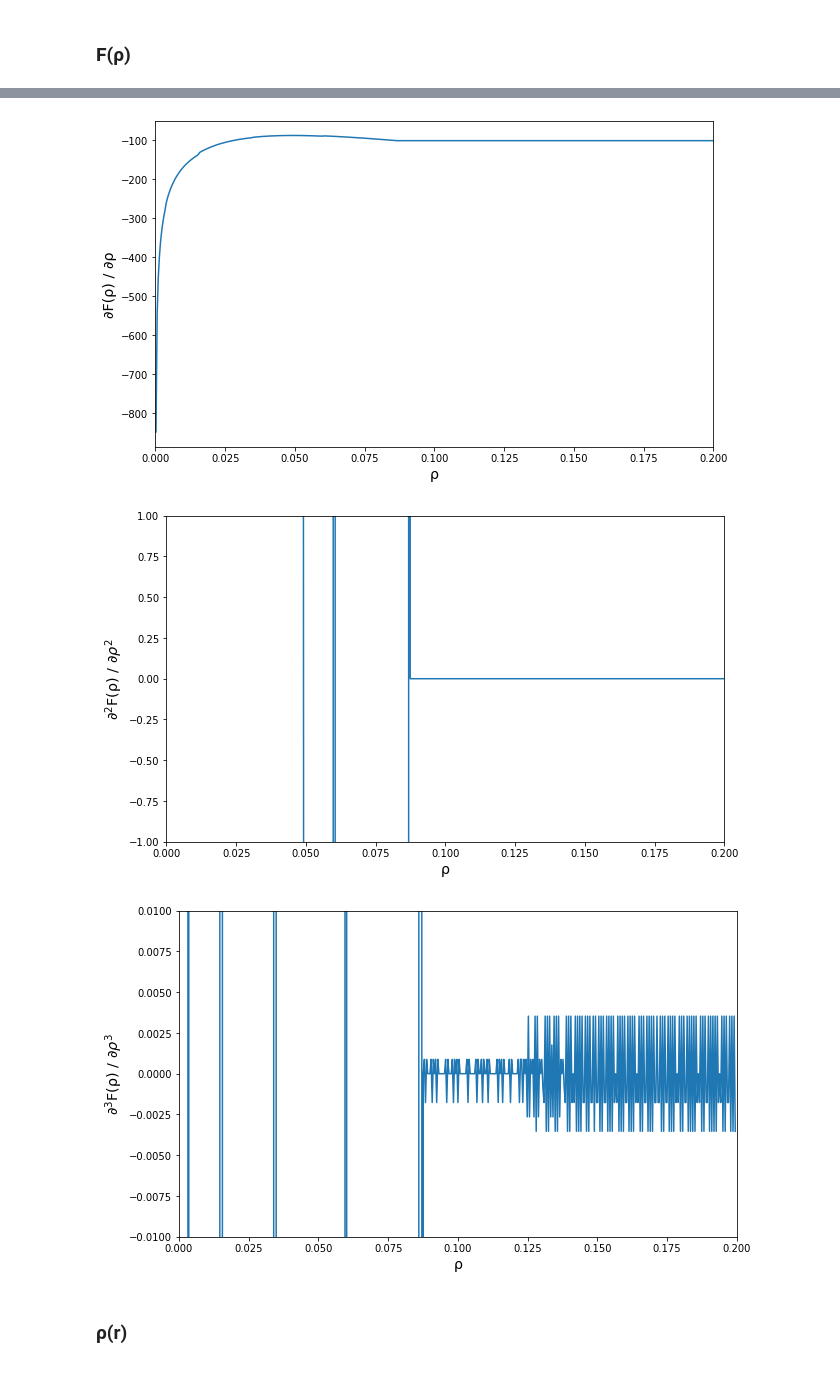
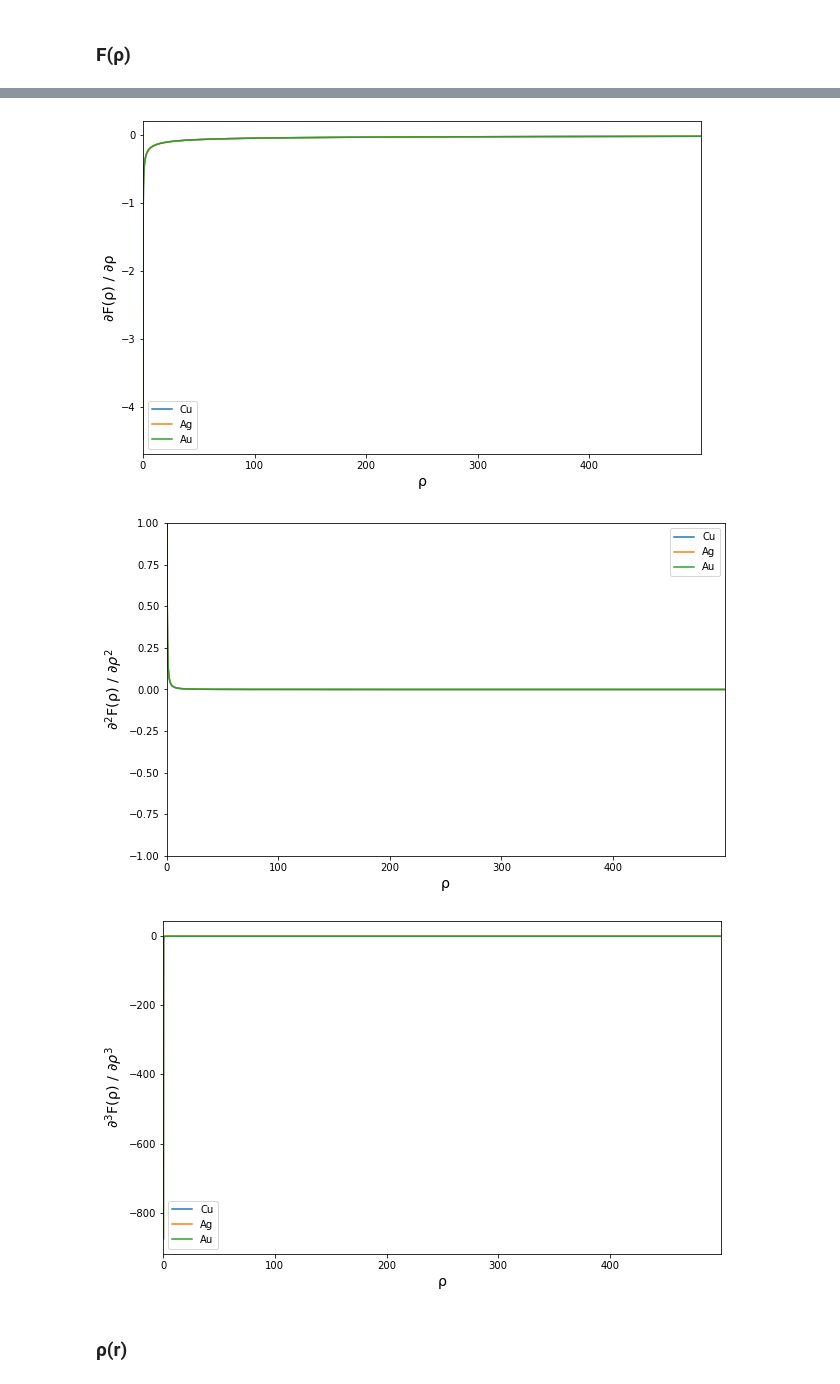
Before and after one commit to usnistgov/potentials, a Jupyter notebook: scripts/eam parameter files/EAM parameter file checks.ipynb, the cells around one changed output, grey strips where cells are left out. Drawn from its saved outputs; the diff is of its cells as text; code cells hidden in the pictures.

```diff
--- a/scripts/eam parameter files/EAM parameter file checks.ipynb
+++ b/scripts/eam parameter files/EAM parameter file checks.ipynb
@@ -30,3 +25,6 @@ eam = potentials.paramfile.load_eam(fname)
+# %%
+fname = Path('F:/website/new potentials/CuAgAu.eam.fs')
+eam = potentials.paramfile.load_eam(fname)
 # %% [markdown]
 ### From potentials library
 # %%
@@ -217,17 +240,17 @@ None
 eam.plot_F_rho(n=1)
 None
 # %% [output]
-[figure, old version]
+[figure, new version]
 # %%
 eam.plot_F_rho(n=2, ylim=(-1, 1))
 None
 # %% [output]
-[figure, old version]
+[figure, new version]
 # %%
-eam.plot_F_rho(n=3, ylim=(-0.01, 0.01))
+eam.plot_F_rho(n=3)
 None
 # %% [output]
-[figure, old version]
+[figure, new version]
 # %% [markdown]
 ### ρ(r)
 # %%
```
Also changed, not shown: parts of 15 cells of this notebook, 7 other files.
